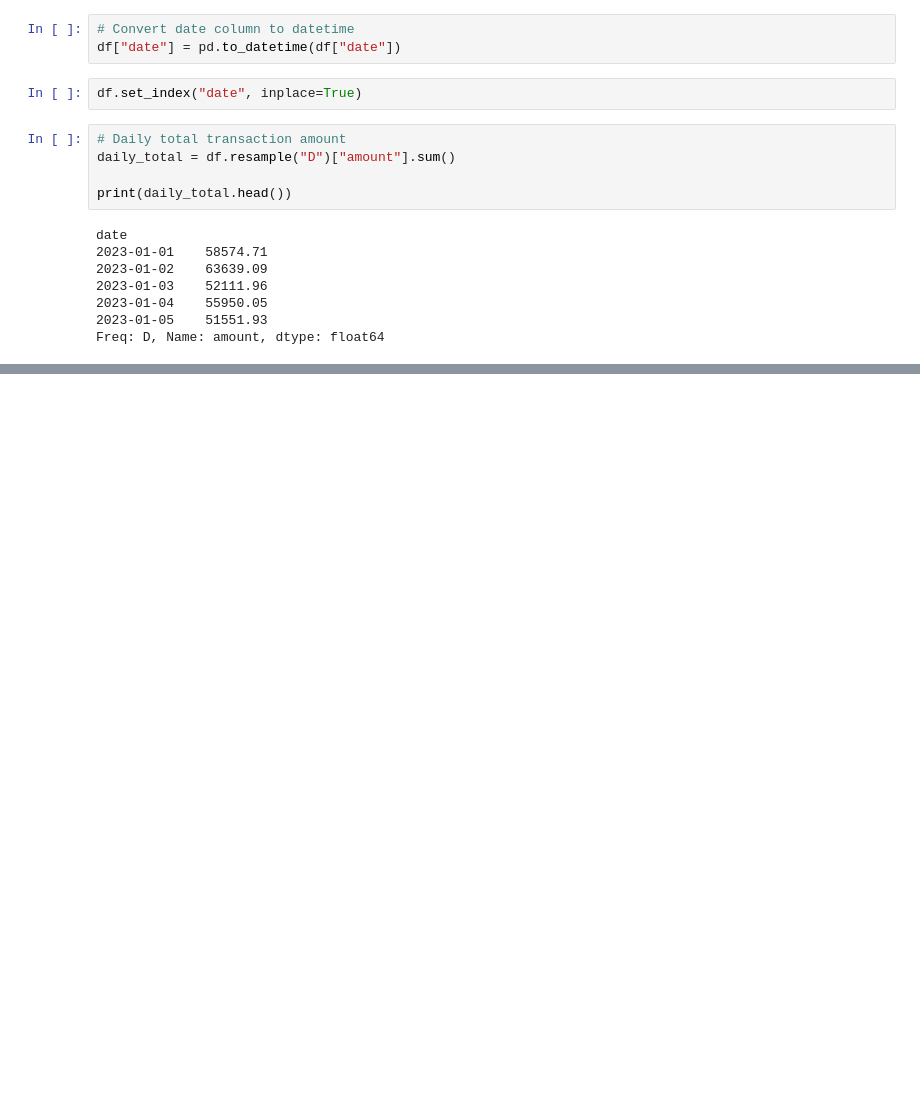
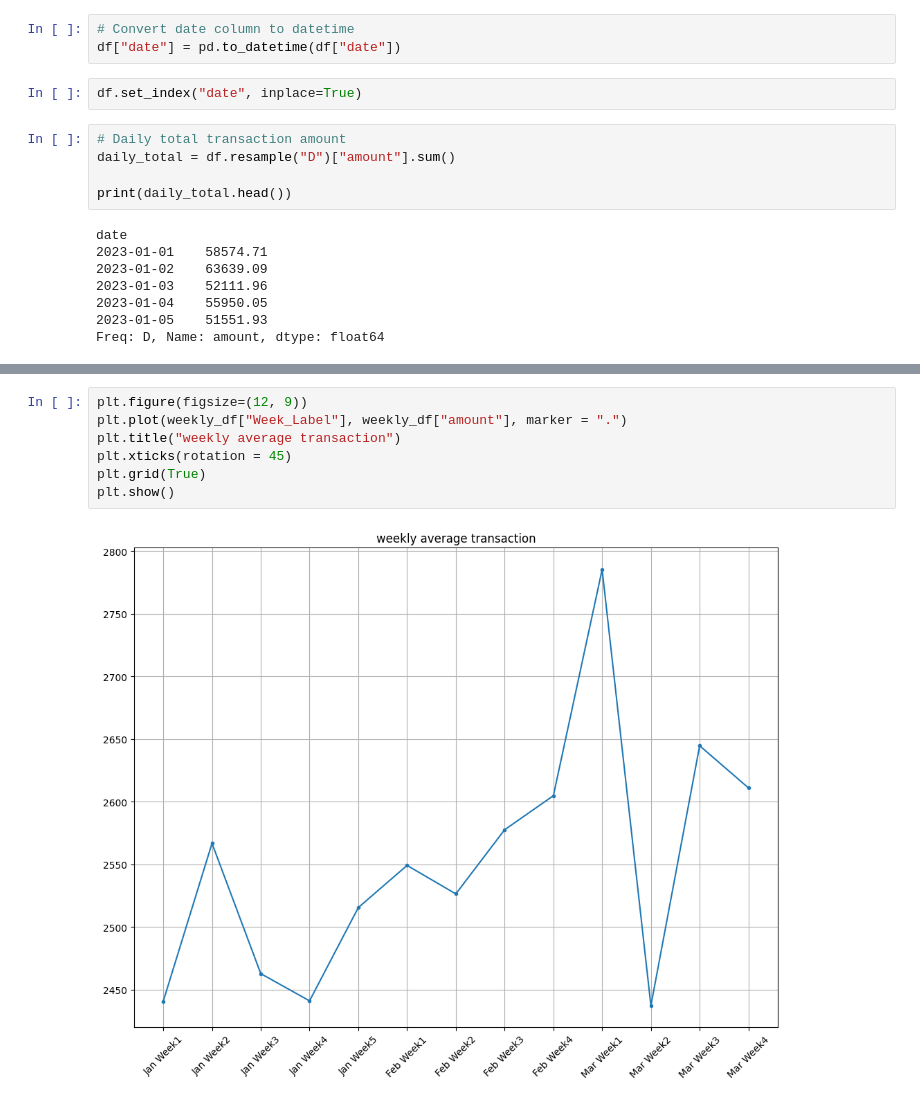
Before and after one commit to Krish0103/Python, a Jupyter notebook: Financial time Series/time_series.ipynb, the cells around one changed output, grey strips where cells are left out. Cells and saved outputs as stored; diff of their text form; blank space fills up the shorter version.

```diff
--- a/Financial time Series/time_series.ipynb
+++ b/Financial time Series/time_series.ipynb
@@ -60,0 +141,9 @@ Freq: D, Name: amount, dtype: float64
+# %%
+plt.figure(figsize=(12, 9))
+plt.plot(weekly_df["Week_Label"], weekly_df["amount"], marker = ".")
+plt.title("weekly average transaction")
+plt.xticks(rotation = 45)
+plt.grid(True)
+plt.show()
+# %% [output]
+[figure, added]
```
Also changed, not shown: parts of 8 cells of this notebook, 1 other file.
